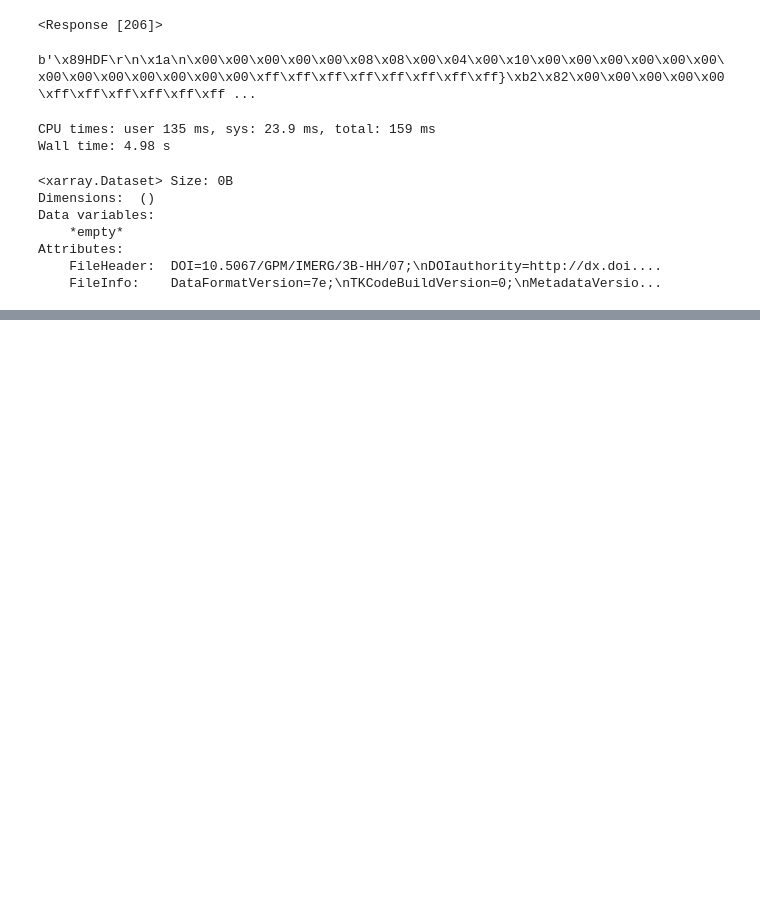
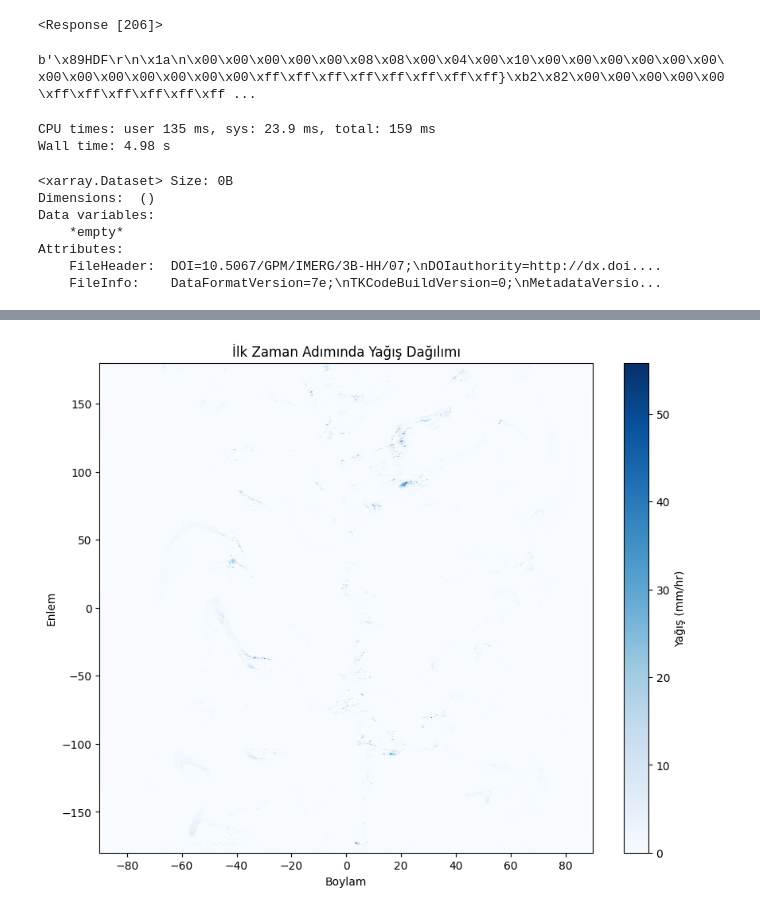
Before and after one commit to VastSea0/nasa-hackathon, a Jupyter notebook: main.ipynb, the cells around one changed output, grey strips where cells are left out. Cells and saved outputs as stored; diff of their text form; code cells hidden in the pictures; blank space fills up the shorter version.

Commit message:
add: make visuals by datas and groups

```diff
--- a/main.ipynb
+++ b/main.ipynb
@@ -91,0 +168,80 @@ Attributes:
+# %%
+import xarray as xr
+import matplotlib.pyplot as plt
+import numpy as np # numpy'ı import edelim, kullanabiliriz
+
+# Open the first dataset found in the results list using earthaccess.open()
+# Specify the group '/Grid' as the precipitation data is inside this group
+if results:
+    print("Opening the first dataset using earthaccess.open() and xarray...")
+    try:
+        # Use results[0:1] to open only the first file
+        file_objects = earthaccess.open(results[0:1])
+
+        if file_objects:
+            file_obj = file_objects[0]
+            print(f"Accessed file object for the first result.")
+
+            # Attempt to open with xarray, specifying the '/Grid' group
+            print("Attempting to open with xarray, specifying the '/Grid' group...")
+            try:
+                # Ensure the file_obj is seekable if needed by xarray/engine
+                # Using engine="netcdf4" is common for HDF5 files that are also NetCDF4 compliant
+                # or simply rely on default engine if possible. Let's try default first.
+                # Based on previous h5py output, variables are under /Grid
+                ds_gpm = xr.open_dataset(file_obj, group="/Grid")
+
+
+                # Check if the 'precipitation' variable exists
+                if 'precipitation' in ds_gpm.variables:
+                    precipitation_data = ds_gpm['precipitation']
+
+                    print("\nInspecting 'precipitation' variable dimensions:")
+                    print(f"Dimensions: {precipitation_data.dims}")
+                    print(f"Shape: {precipitation_data.shape}")
+
+
+                    # Check the number of time steps
+                    if 'time' in precipitation_data.dims and precipitation_data.shape[precipitation_data.dims.index('time')] > 1:
+                        print("Multiple time steps found, plotting mean precipitation over time...")
+                        plt.figure(figsize=(12, 6))
+                        # Plot the mean precipitation over the spatial dimensions
+                        precipitation_data.mean(dim=('lat', 'lon')).plot()
+                        plt.title('Ortalama Yağış Zaman Serisi')
+                        plt.xlabel('Zaman')
+                        plt.ylabel('Ortalama Yağış')
+                        plt.grid(True)
+                        plt.show()
+                    elif 'lat' in precipitation_data.dims and 'lon' in precipitation_data.dims:
+                         # If only one time step or no time dimension, plot a spatial map
+                        print("Plotting spatial map for the first time step...")
+                        plt.figure(figsize=(10, 8))
+                        # Select the first (and likely only) time step for the spatial plot
+                        precipitation_data.isel(time=0).plot(cmap='Blues', cbar_kwargs={'label': 'Yağış (mm/hr)'})
+                        plt.title('İlk Zaman Adımında Yağış Dağılımı')
+                        plt.xlabel('Boylam')
+                        plt.ylabel('Enlem')
+                        plt.show()
+                    else:
+                         print("Neither time nor spatial dimensions (lat, lon) found for plotting.")
+
+
+                else:
+                    print("'precipitation' variable not found in the /Grid group.")
+
+            except Exception as xarray_e:
+                print(f"xarray failed to open the dataset from /Grid group: {xarray_e}")
+                print("Please check the group name and variable name based on the h5py output.")
+            finally:
+                 # Close the file object if it has a close method
+                if hasattr(file_obj, 'close'):
+                    file_obj.close()
+
+
+        else:
+            print("No file objects were returned by earthaccess.open().")
+    except Exception as e:
+        print(f"Error during file access with earthaccess.open(): {e}")
+else:
+    print("No search results found to open.")
+# %% [output]
@@ -91,0 +256 @@ Attributes:
+[figure, added]
```
Also changed, not shown: parts of 5 cells of this notebook.
